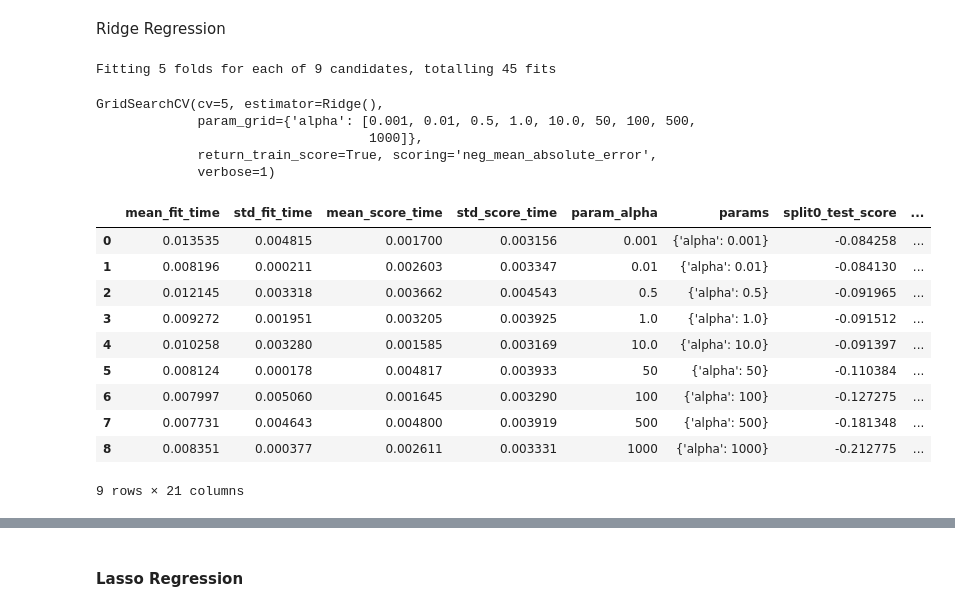
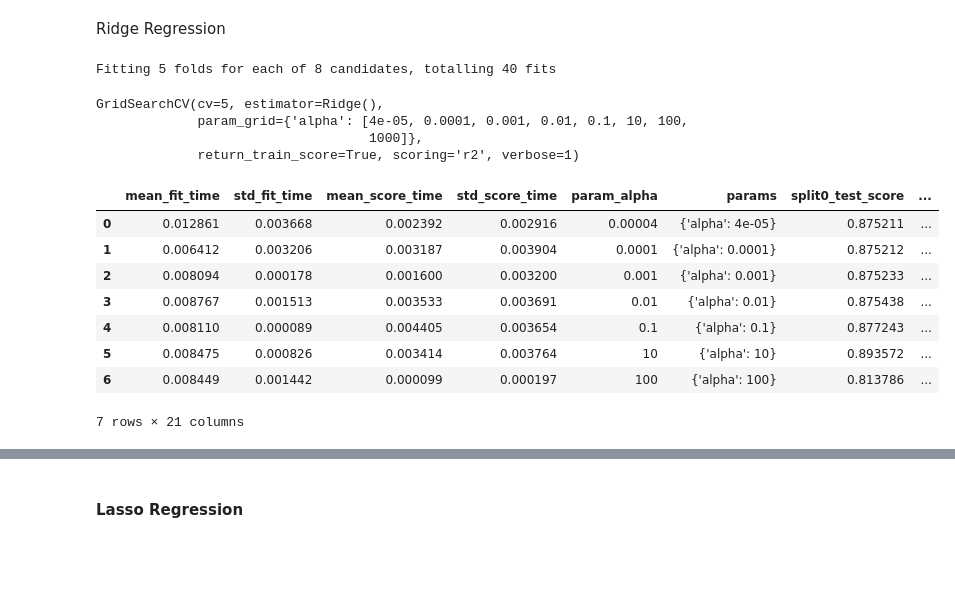
Before and after one commit to laxmikantmishra/ML_Advance_Regression, a Jupyter notebook: Machine_learning_Advance_Regression.ipynb, the cells around one changed output, grey strips where cells are left out. Saved outputs shown, nothing was run; the diff lists cells and outputs as text; code cells hidden in the pictures; blank space fills up the shorter version.

```diff
--- a/Machine_learning_Advance_Regression.ipynb
+++ b/Machine_learning_Advance_Regression.ipynb
@@ -583,3 +595,7 @@ clean_df['BsmtFinType2'] = clean_df[['BsmtFinType2']].apply(map_function2)
 clean_df['HeatingQC'] = clean_df[['HeatingQC']].apply(map_function)
 clean_df['KitchenQual'] = clean_df[['KitchenQual']].apply(map_function)
 clean_df['GarageFinish'] = clean_df[['GarageFinish']].apply(map_function3)
+# %%
+categorical = clean_df.select_dtypes(include=['object'])
+cat_features =categorical.columns
+cat_features
@@ -586,12 +607,5 @@ clean_df['GarageFinish'] = clean_df[['GarageFinish']].apply(map_function3)
 # %%
 print("Shape before form dummies variable: ",clean_df.shape)
-columns_to_dummy=['MSSubClass','MSZoning', 'Street', 'LotShape', 'LandContour', 'Utilities',
-       'LotConfig', 'LandSlope', 'Neighborhood', 'Condition1', 'Condition2',
-       'BldgType', 'HouseStyle', 'RoofStyle', 'RoofMatl', 'Exterior1st',
-       'Exterior2nd', 'MasVnrType', 'Foundation', 'Heating', 'Electrical',
-       'GarageType', 'SaleType', 'SaleCondition']
-dummy = pd.get_dummies(clean_df[columns_to_dummy], drop_first=True)
-clean_df = pd.concat([clean_df, dummy], axis=1)
+clean_df = pd.get_dummies(data = clean_df, columns = categorical.columns,drop_first=True)
 print("Shape after form dummies variable: ", clean_df.shape)
-clean_df.head()
 # %% [output]
@@ -607,6 +613,0 @@ Shape after form dummies variable:  (1460, 218)
-# %%
-# # Dropping the columns whose dummies have been created and Highly skewed variables should be droped, as per above plots there are below features which are highly skewed
-skewedCols = ['ExterQual', 'BsmtFinType1', 'BsmtQual', 'BsmtExposure', 'Functional', 'GarageQual', 'GarageCond', 'SaleType', 'CentralAir', 'Heating', 'ExterCond', 'RoofMatl', 'LandSlope', 'LandContour', 'Electrical', 'BsmtFinType2', 'PavedDrive', 'BsmtCond', 'Utilities', 'Street', 'Condition1', 'Condition2']
-columns_to_drop =list(set(columns_to_dummy) | set(skewedCols))
-clean_df.drop(columns_to_drop, axis=1,inplace=True)
-clean_df.head()
@@ -687,42 +695,40 @@ Xtest
 Ridge Regression
 # %%
 # Tune hyperparameter
-ridge_params = {'alpha':  [0.001,0.01,0.5, 1.0, 10.0, 50, 100,500, 1000]}
+ridge_params = {'alpha': [0.00004,0.0001, 0.001, 0.01, 0.1, 10,100,1000]}
 
-# Build model using Ridge regression
+
 ridge = Ridge()
 
 # cross validation
 folds = 5
 model_cv = GridSearchCV(estimator = ridge,
                         param_grid = ridge_params,
-                        scoring= 'neg_mean_absolute_error',
+                        scoring= 'r2',
                         cv = folds,
                         return_train_score=True,
                         verbose = 1)
 model_cv.fit(Xtrain, Ytrain)
 # %% [output]
-Fitting 5 folds for each of 9 candidates, totalling 45 fits
+Fitting 5 folds for each of 8 candidates, totalling 40 fits
 GridSearchCV(cv=5, estimator=Ridge(),
-             param_grid={'alpha': [0.001, 0.01, 0.5, 1.0, 10.0, 50, 100, 500,
+             param_grid={'alpha': [4e-05, 0.0001, 0.001, 0.01, 0.1, 10, 100,
                                    1000]},
-             return_train_score=True, scoring='neg_mean_absolute_error',
-             verbose=1)
+             return_train_score=True, scoring='r2', verbose=1)
 # %%
 cv_results = pd.DataFrame(model_cv.cv_results_)
+cv_results = cv_results[cv_results['param_alpha']<=100]
 cv_results.head(10)
 # %% [output]
 |  | mean_fit_time | std_fit_time | mean_score_time | std_score_time | param_alpha | params | split0_test_score | ... |
-| 0 | 0.013535 | 0.004815 | 0.001700 | 0.003156 | 0.001 | {'alpha': 0.001} | -0.084258 | ... |
-| 1 | 0.008196 | 0.000211 | 0.002603 | 0.003347 | 0.01 | {'alpha': 0.01} | -0.084130 | ... |
-| 2 | 0.012145 | 0.003318 | 0.003662 | 0.004543 | 0.5 | {'alpha': 0.5} | -0.091965 | ... |
-| 3 | 0.009272 | 0.001951 | 0.003205 | 0.003925 | 1.0 | {'alpha': 1.0} | -0.091512 | ... |
-| 4 | 0.010258 | 0.003280 | 0.001585 | 0.003169 | 10.0 | {'alpha': 10.0} | -0.091397 | ... |
-| 5 | 0.008124 | 0.000178 | 0.004817 | 0.003933 | 50 | {'alpha': 50} | -0.110384 | ... |
-| 6 | 0.007997 | 0.005060 | 0.001645 | 0.003290 | 100 | {'alpha': 100} | -0.127275 | ... |
-| 7 | 0.007731 | 0.004643 | 0.004800 | 0.003919 | 500 | {'alpha': 500} | -0.181348 | ... |
-| 8 | 0.008351 | 0.000377 | 0.002611 | 0.003331 | 1000 | {'alpha': 1000} | -0.212775 | ... |
+| 0 | 0.012861 | 0.003668 | 0.002392 | 0.002916 | 0.00004 | {'alpha': 4e-05} | 0.875211 | ... |
+| 1 | 0.006412 | 0.003206 | 0.003187 | 0.003904 | 0.0001 | {'alpha': 0.0001} | 0.875212 | ... |
+| 2 | 0.008094 | 0.000178 | 0.001600 | 0.003200 | 0.001 | {'alpha': 0.001} | 0.875233 | ... |
+| 3 | 0.008767 | 0.001513 | 0.003533 | 0.003691 | 0.01 | {'alpha': 0.01} | 0.875438 | ... |
+| 4 | 0.008110 | 0.000089 | 0.004405 | 0.003654 | 0.1 | {'alpha': 0.1} | 0.877243 | ... |
+| 5 | 0.008475 | 0.000826 | 0.003414 | 0.003764 | 10 | {'alpha': 10} | 0.893572 | ... |
+| 6 | 0.008449 | 0.001442 | 0.000099 | 0.000197 | 100 | {'alpha': 100} | 0.813786 | ... |
-9 rows × 21 columns
+7 rows × 21 columns
 # %%
 # plotting mean test and train scoes with alpha
 cv_results['param_alpha'] = cv_results['param_alpha'].astype('int32')
```
Also changed, not shown: parts of 28 cells of this notebook, 1 other file.
